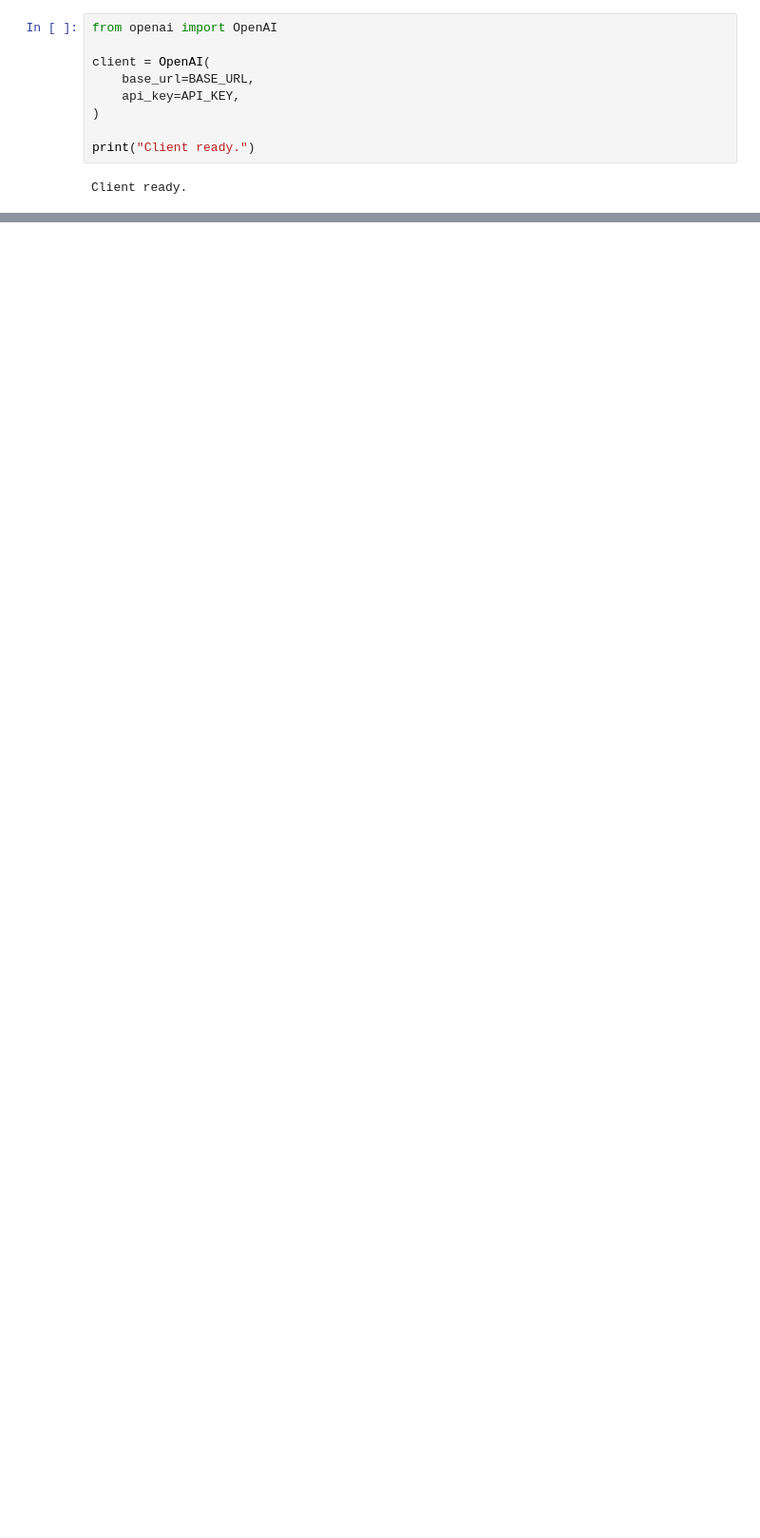
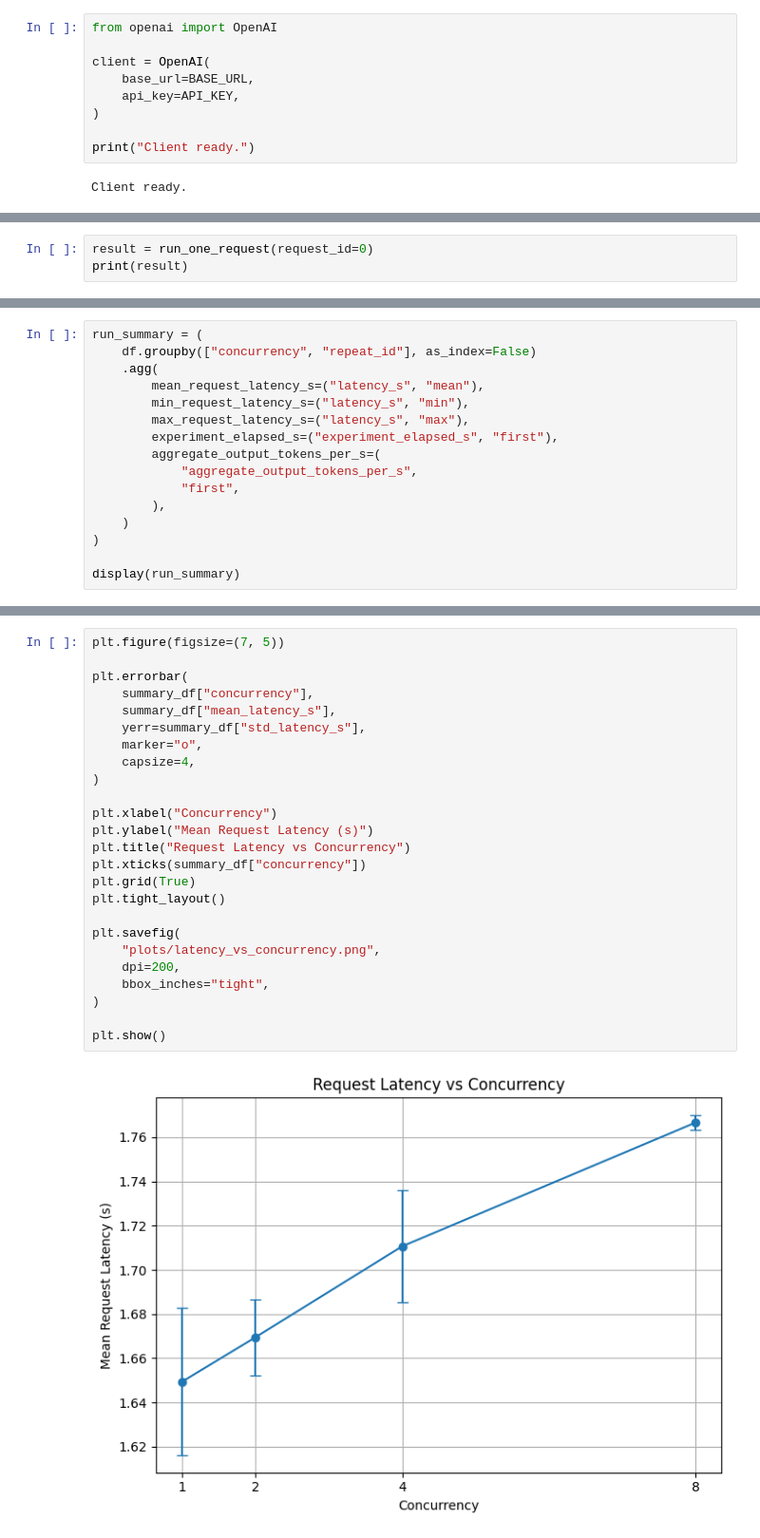
Before and after one commit to XiyaoWang0519/llm-inference-perf-lab, a Jupyter notebook: notebooks/client_colab.ipynb, the cells around one changed output, grey strips where cells are left out. Shown at 95% size. Saved outputs shown, nothing was run; the diff lists cells and outputs as text; blank space fills up the shorter version.

```diff
--- a/notebooks/client_colab.ipynb
+++ b/notebooks/client_colab.ipynb
@@ -465,0 +371,3 @@ completion_tokens measured runs: min=100 max=100 all_equal=True
+# %%
+result = run_one_request(request_id=0)
+print(result)
@@ -465,0 +570,16 @@ completion_tokens measured runs: min=100 max=100 all_equal=True
+# %%
+run_summary = (
+    df.groupby(["concurrency", "repeat_id"], as_index=False)
+    .agg(
+        mean_request_latency_s=("latency_s", "mean"),
+        min_request_latency_s=("latency_s", "min"),
+        max_request_latency_s=("latency_s", "max"),
+        experiment_elapsed_s=("experiment_elapsed_s", "first"),
+        aggregate_output_tokens_per_s=(
+            "aggregate_output_tokens_per_s",
+            "first",
+        ),
+    )
+)
+
+display(run_summary)
@@ -465,0 +672,27 @@ completion_tokens measured runs: min=100 max=100 all_equal=True
+# %%
+plt.figure(figsize=(7, 5))
+
+plt.errorbar(
+    summary_df["concurrency"],
+    summary_df["mean_latency_s"],
+    yerr=summary_df["std_latency_s"],
+    marker="o",
+    capsize=4,
+)
+
+plt.xlabel("Concurrency")
+plt.ylabel("Mean Request Latency (s)")
+plt.title("Request Latency vs Concurrency")
+plt.xticks(summary_df["concurrency"])
+plt.grid(True)
+plt.tight_layout()
+
+plt.savefig(
+    "plots/latency_vs_concurrency.png",
+    dpi=200,
+    bbox_inches="tight",
+)
+
+plt.show()
+# %% [output]
+[figure, added]
```
Also changed, not shown: parts of 42 cells of this notebook, 4 other files.
